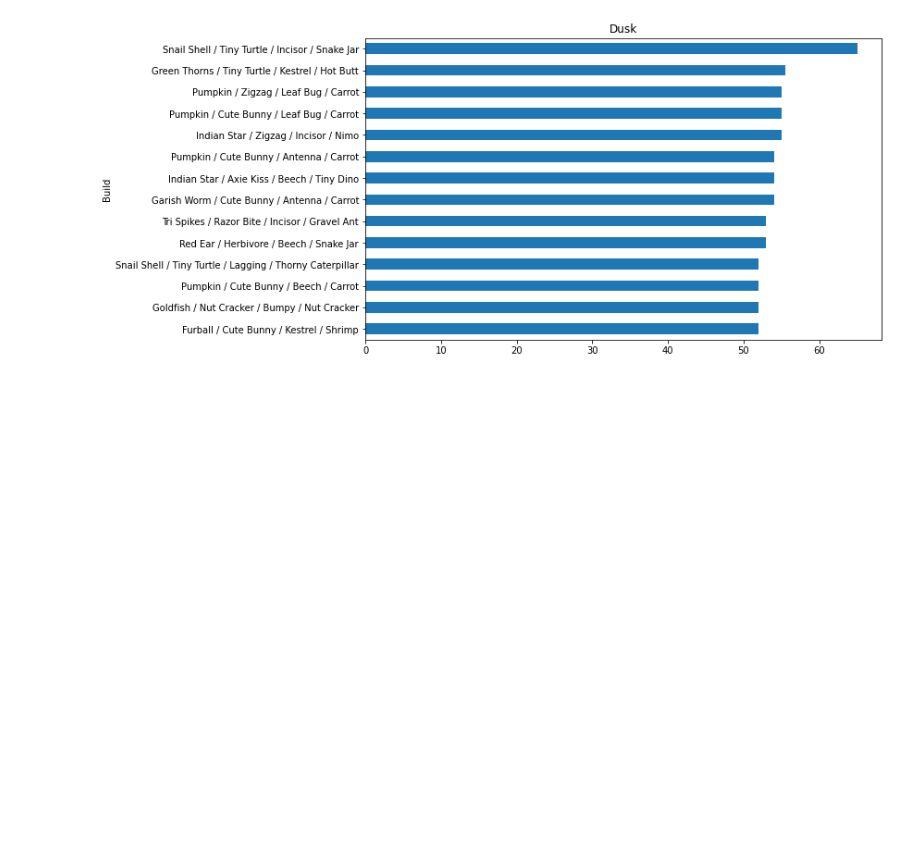
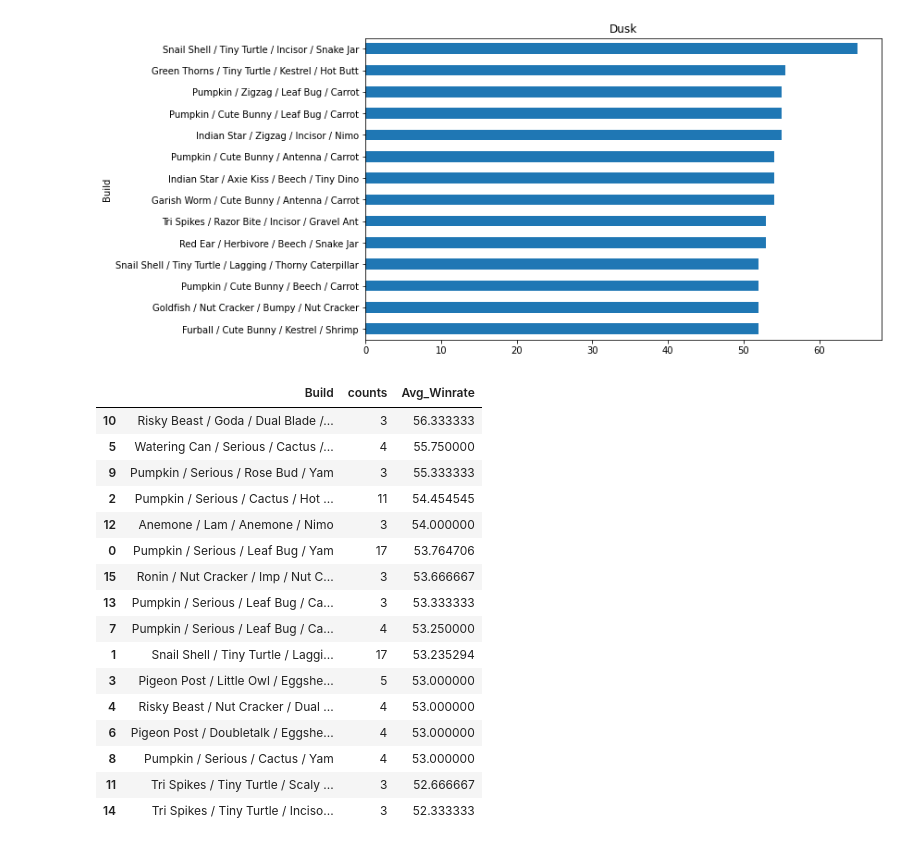
Before and after one commit to ShaneMaglangit/axie-infinity-leaderboard-axie-scraper, a Jupyter notebook: leaderboard_exploration.ipynb, the cells around one changed output. Cells and saved outputs as stored; diff of their text form; code cells hidden in the pictures; blank space fills up the shorter version.

Commit message:
Add popular build winrate ranking

```diff
--- a/leaderboard_exploration.ipynb
+++ b/leaderboard_exploration.ipynb
@@ -232,3 +232,32 @@ visualize_winrate_by_build(df_build, "Dusk")
 [figure]
 [figure]
 [figure]
+# %%
+df_test = df_build.copy()
+
+wr = df_test.groupby("Build", as_index=False)["Winrate"].mean()
+wr = wr.rename(columns={'Winrate': 'Avg_Winrate'})
+
+df_test = df_test["Build"].value_counts().rename_axis('Build').reset_index(name='counts')
+df_test = pd.merge(df_test, wr, on="Build")
+
+df_popular_high_wr = df_test[df_test["counts"] > 2].sort_values("Avg_Winrate", ascending=False)
+df_popular_high_wr
+# %% [output]
+|  | Build | counts | Avg_Winrate |
+| 10 | Risky Beast / Goda / Dual Blade /... | 3 | 56.333333 |
+| 5 | Watering Can / Serious / Cactus /... | 4 | 55.750000 |
+| 9 | Pumpkin / Serious / Rose Bud / Yam | 3 | 55.333333 |
+| 2 | Pumpkin / Serious / Cactus / Hot ... | 11 | 54.454545 |
+| 12 | Anemone / Lam / Anemone / Nimo | 3 | 54.000000 |
+| 0 | Pumpkin / Serious / Leaf Bug / Yam | 17 | 53.764706 |
+| 15 | Ronin / Nut Cracker / Imp / Nut C... | 3 | 53.666667 |
+| 13 | Pumpkin / Serious / Leaf Bug / Ca... | 3 | 53.333333 |
+| 7 | Pumpkin / Serious / Leaf Bug / Ca... | 4 | 53.250000 |
+| 1 | Snail Shell / Tiny Turtle / Laggi... | 17 | 53.235294 |
+| 3 | Pigeon Post / Little Owl / Eggshe... | 5 | 53.000000 |
+| 4 | Risky Beast / Nut Cracker / Dual ... | 4 | 53.000000 |
+| 6 | Pigeon Post / Doubletalk / Eggshe... | 4 | 53.000000 |
+| 8 | Pumpkin / Serious / Cactus / Yam | 4 | 53.000000 |
+| 11 | Tri Spikes / Tiny Turtle / Scaly ... | 3 | 52.666667 |
+| 14 | Tri Spikes / Tiny Turtle / Inciso... | 3 | 52.333333 |
```
Also changed, not shown: parts of 20 cells of this notebook.
